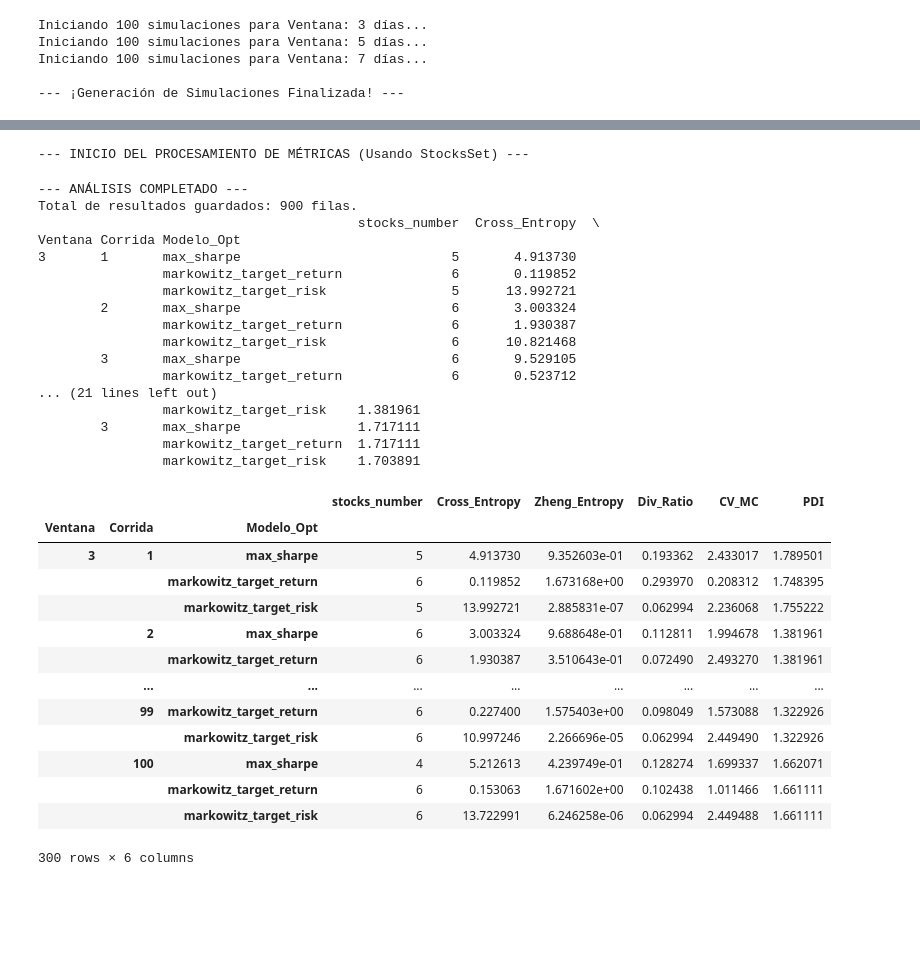
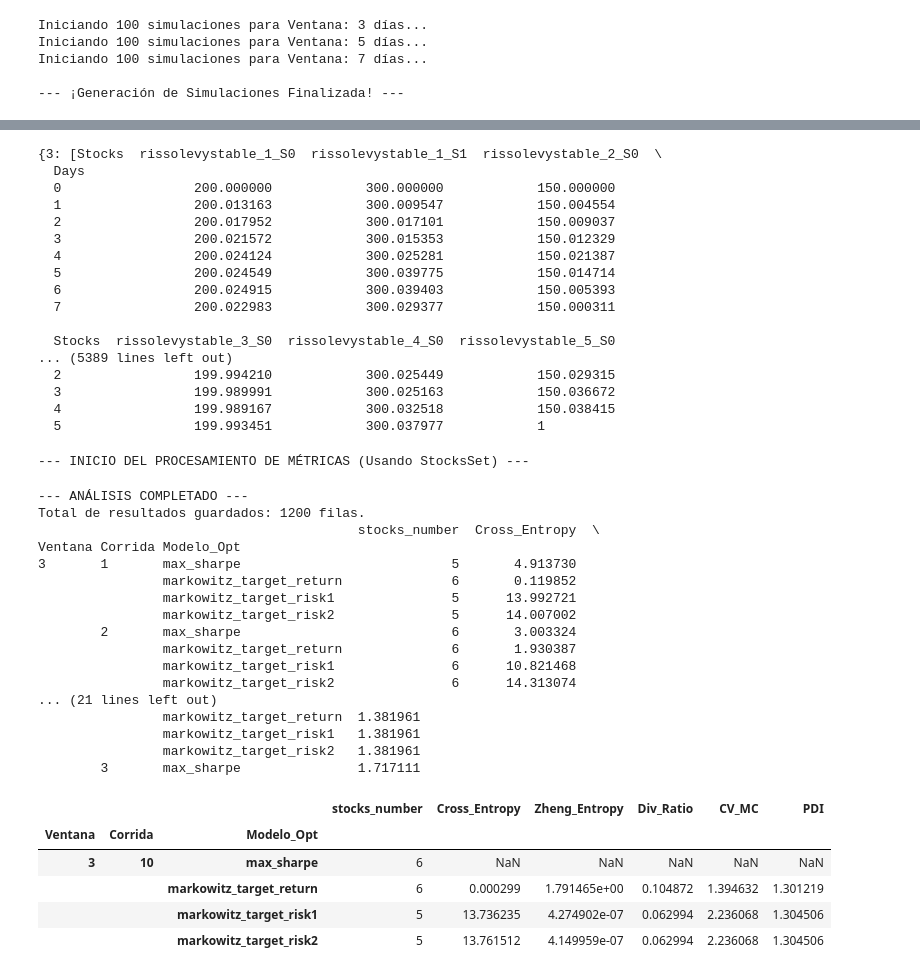
Before and after one commit to nluczywo/indicador, a Jupyter notebook: simu.ipynb, the cells around one changed output, grey strips where cells are left out. Drawn from its saved outputs; the diff is of its cells as text; code cells hidden in the pictures; blank space fills up the shorter version.

Commit message:
mejoras fontera y simulacion

```diff
--- a/simu.ipynb
+++ b/simu.ipynb
@@ -113,3 +88,23 @@ opt
+# %%
+resultados_por_ventana
+# %% [output]
+{3: [Stocks  rissolevystable_1_S0  rissolevystable_1_S1  rissolevystable_2_S0  \
+  Days
+  0                 200.000000            300.000000            150.000000
+  1                 200.013163            300.009547            150.004554
+  2                 200.017952            300.017101            150.009037
+  3                 200.021572            300.015353            150.012329
+  4                 200.024124            300.025281            150.021387
+  5                 200.024549            300.039775            150.014714
+  6                 200.024915            300.039403            150.005393
+  7                 200.022983            300.029377            150.000311
+
+  Stocks  rissolevystable_3_S0  rissolevystable_4_S0  rissolevystable_5_S0
+... (5389 lines left out)
+  2                 199.994210            300.025449            150.029315
+  3                 199.989991            300.025163            150.036672
+  4                 199.989167            300.032518            150.038415
+  5                 199.993451            300.037977            1
 # %%
 # --- 0. CONFIGURACIÓN INICIAL ---
 # Se recomienda suprimir el warning común de garpar/pypfopt sobre matrices no positivas
@@ -119,7 +114,8 @@ warnings.filterwarnings('ignore', category=UserWarning, message="No risk_free_ra
 optimizadores_a_probar = {
     "max_sharpe": gp.optimize.mean_variance.MVOptimizer(model='max_sharpe'),
     "markowitz_target_return": gp.optimize.mean_variance.Markowitz(target_return=0.001),
-    "markowitz_target_risk": gp.optimize.mean_variance.Markowitz(target_risk=0.30),
+    "markowitz_target_risk1": gp.optimize.mean_variance.Markowitz(target_risk=0.30),
+    "markowitz_target_risk2": gp.optimize.mean_variance.Markowitz(target_risk=0.25),
 }
 
 rows = []
@@ -210,36 +206,29 @@ print(df_metricas_simulacion.head(9))
 # %% [output]
 --- INICIO DEL PROCESAMIENTO DE MÉTRICAS (Usando StocksSet) ---
 --- ANÁLISIS COMPLETADO ---
-Total de resultados guardados: 900 filas.
+Total de resultados guardados: 1200 filas.
                                          stocks_number  Cross_Entropy  \
 Ventana Corrida Modelo_Opt
 3       1       max_sharpe                           5       4.913730
                 markowitz_target_return              6       0.119852
-                markowitz_target_risk                5      13.992721
+                markowitz_target_risk1               5      13.992721
+                markowitz_target_risk2               5      14.007002
         2       max_sharpe                           6       3.003324
                 markowitz_target_return              6       1.930387
-                markowitz_target_risk                6      10.821468
-        3       max_sharpe                           6       9.529105
-                markowitz_target_return              6       0.523712
+                markowitz_target_risk1               6      10.821468
+                markowitz_target_risk2               6      14.313074
 ... (21 lines left out)
-                markowitz_target_risk    1.381961
+                markowitz_target_return  1.381961
+                markowitz_target_risk1   1.381961
+                markowitz_target_risk2   1.381961
         3       max_sharpe               1.717111
-                markowitz_target_return  1.717111
-                markowitz_target_risk    1.703891
 # %%
-df_metricas_simulacion[df_metricas_simulacion.index.get_level_values('Ventana') == 3]
+df_metricas_simulacion[(df_metricas_simulacion.index.get_level_values('Ventana') == 3) &
+    (df_metricas_simulacion.index.get_level_values('Corrida') ==10)]
 # %% [output]
 |  |  |  | stocks_number | Cross_Entropy | Zheng_Entropy | Div_Ratio | CV_MC | PDI |
 | Ventana | Corrida | Modelo_Opt |  |  |  |  |  |  |
-| 3 | 1 | max_sharpe | 5 | 4.913730 | 9.352603e-01 | 0.193362 | 2.433017 | 1.789501 |
-|  |  | markowitz_target_return | 6 | 0.119852 | 1.673168e+00 | 0.293970 | 0.208312 | 1.748395 |
-|  |  | markowitz_target_risk | 5 | 13.992721 | 2.885831e-07 | 0.062994 | 2.236068 | 1.755222 |
-|  | 2 | max_sharpe | 6 | 3.003324 | 9.688648e-01 | 0.112811 | 1.994678 | 1.381961 |
-|  |  | markowitz_target_return | 6 | 1.930387 | 3.510643e-01 | 0.072490 | 2.493270 | 1.381961 |
-|  | ... | ... | ... | ... | ... | ... | ... | ... |
-|  | 99 | markowitz_target_return | 6 | 0.227400 | 1.575403e+00 | 0.098049 | 1.573088 | 1.322926 |
-|  |  | markowitz_target_risk | 6 | 10.997246 | 2.266696e-05 | 0.062994 | 2.449490 | 1.322926 |
-|  | 100 | max_sharpe | 4 | 5.212613 | 4.239749e-01 | 0.128274 | 1.699337 | 1.662071 |
-|  |  | markowitz_target_return | 6 | 0.153063 | 1.671602e+00 | 0.102438 | 1.011466 | 1.661111 |
-|  |  | markowitz_target_risk | 6 | 13.722991 | 6.246258e-06 | 0.062994 | 2.449488 | 1.661111 |
+| 3 | 10 | max_sharpe | 6 | NaN | NaN | NaN | NaN | NaN |
+|  |  | markowitz_target_return | 6 | 0.000299 | 1.791465e+00 | 0.104872 | 1.394632 | 1.301219 |
+|  |  | markowitz_target_risk1 | 5 | 13.736235 | 4.274902e-07 | 0.062994 | 2.236068 | 1.304506 |
+|  |  | markowitz_target_risk2 | 5 | 13.761512 | 4.149959e-07 | 0.062994 | 2.236068 | 1.304506 |
-300 rows × 6 columns
```
Also changed, not shown: parts of 6 cells of this notebook, 1 other file.
